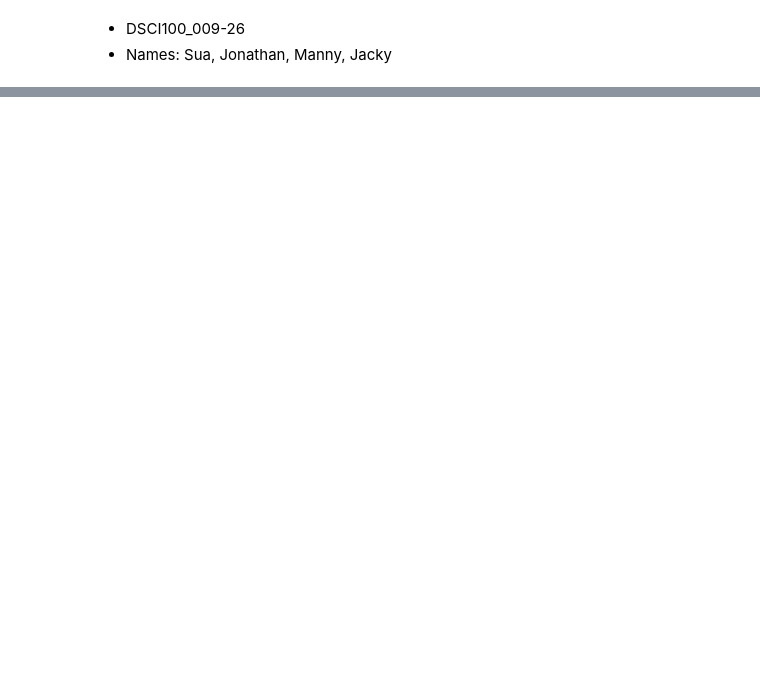
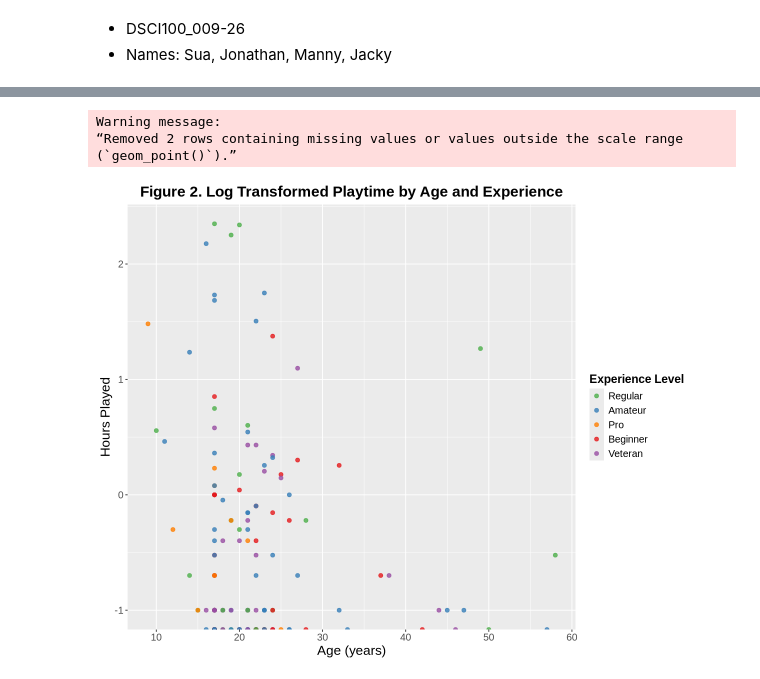
Before and after one commit to suakim550/DSCI100-Final-Group-Project, a Jupyter notebook: DSCI100 Project Final.ipynb, the cells around one changed output, grey strips where cells are left out. Drawn from its saved outputs; the diff is of its cells as text; code cells hidden in the pictures; blank space fills up the shorter version.

```diff
--- a/DSCI100 Project Final.ipynb
+++ b/DSCI100 Project Final.ipynb
@@ -64,0 +107,32 @@ A spec_tbl_df: 196 × 7
+# %%
+options(repr.plot.height = 8, repr.plot.width = 10)
+
+player_hours_log <- players_wrangled_data |>
+    mutate(log_played_hours = log10(played_hours))
+
+fig_2 <- ggplot(player_hours_log, aes(x = Age, y = log_played_hours, color = experience)) +
+    geom_point(size = 2, alpha = 0.8) +
+    labs(title = "Figure 2. Log Transformed Playtime by Age and Experience",
+        x = "Age (years)",
+        y = "Hours Played",
+        color = "Experience Level") +
+    scale_color_manual(
+        values = c(
+        "Beginner" = "#e41a1c",
+        "Amateur"  = "#377eb8",
+        "Regular"  = "#4daf4a",
+        "Pro"      = "#ff7f00",
+        "Veteran"  = "#984ea3"
+        )) +
+    theme(plot.title = element_text(size = 18, face="bold", hjust = 0.5),
+          axis.title = element_text(size = 16),
+          axis.text = element_text(size = 12),
+          legend.title = element_text(size = 14, face = "bold"),
+          legend.text = element_text(size = 12))
+
+fig_2
+# %% [output]
+Warning message:
+“Removed 2 rows containing missing values or values outside the scale range
+(`geom_point()`).”
+[figure, added]
```
Also changed, not shown: parts of 34 cells of this notebook.
